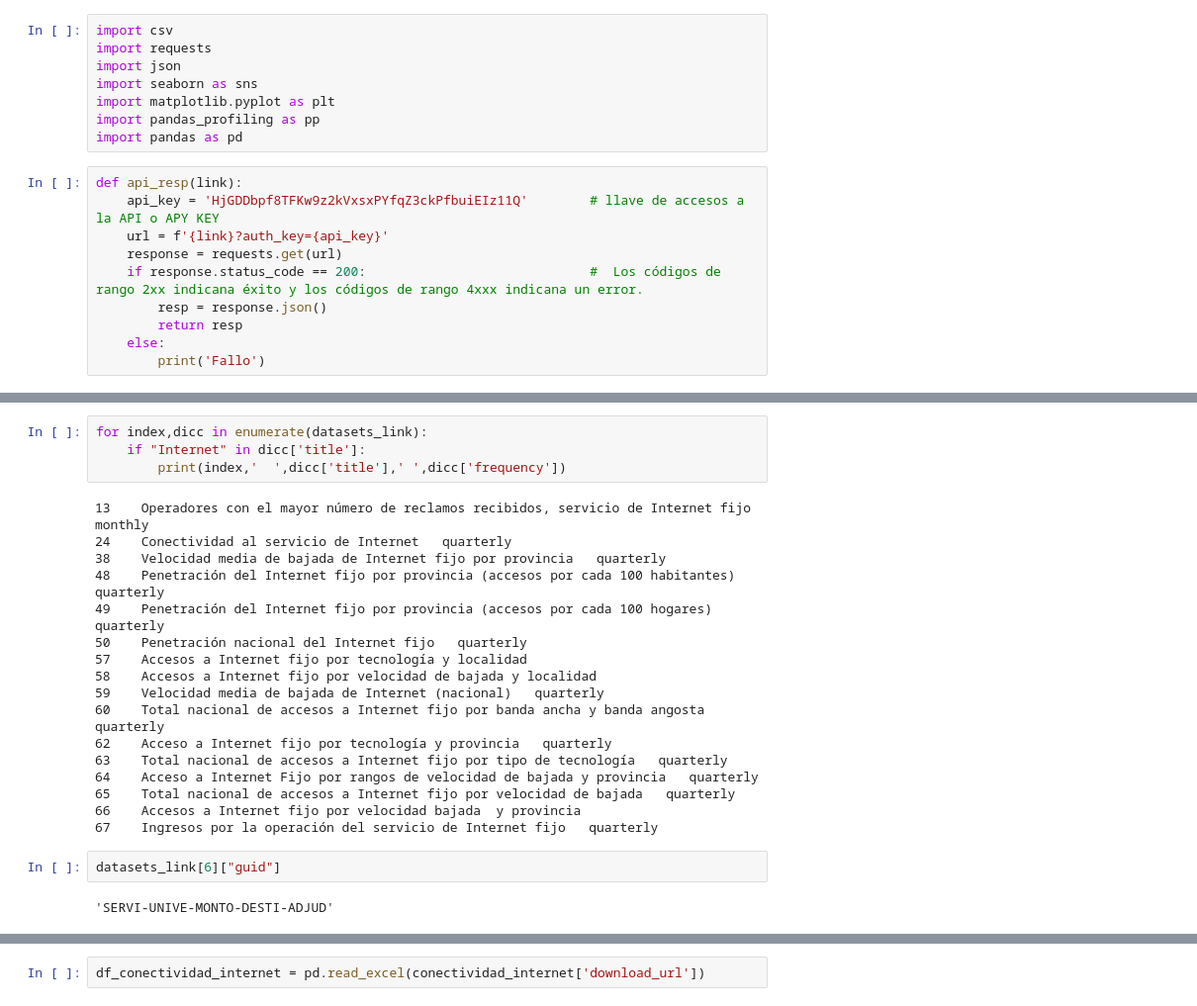
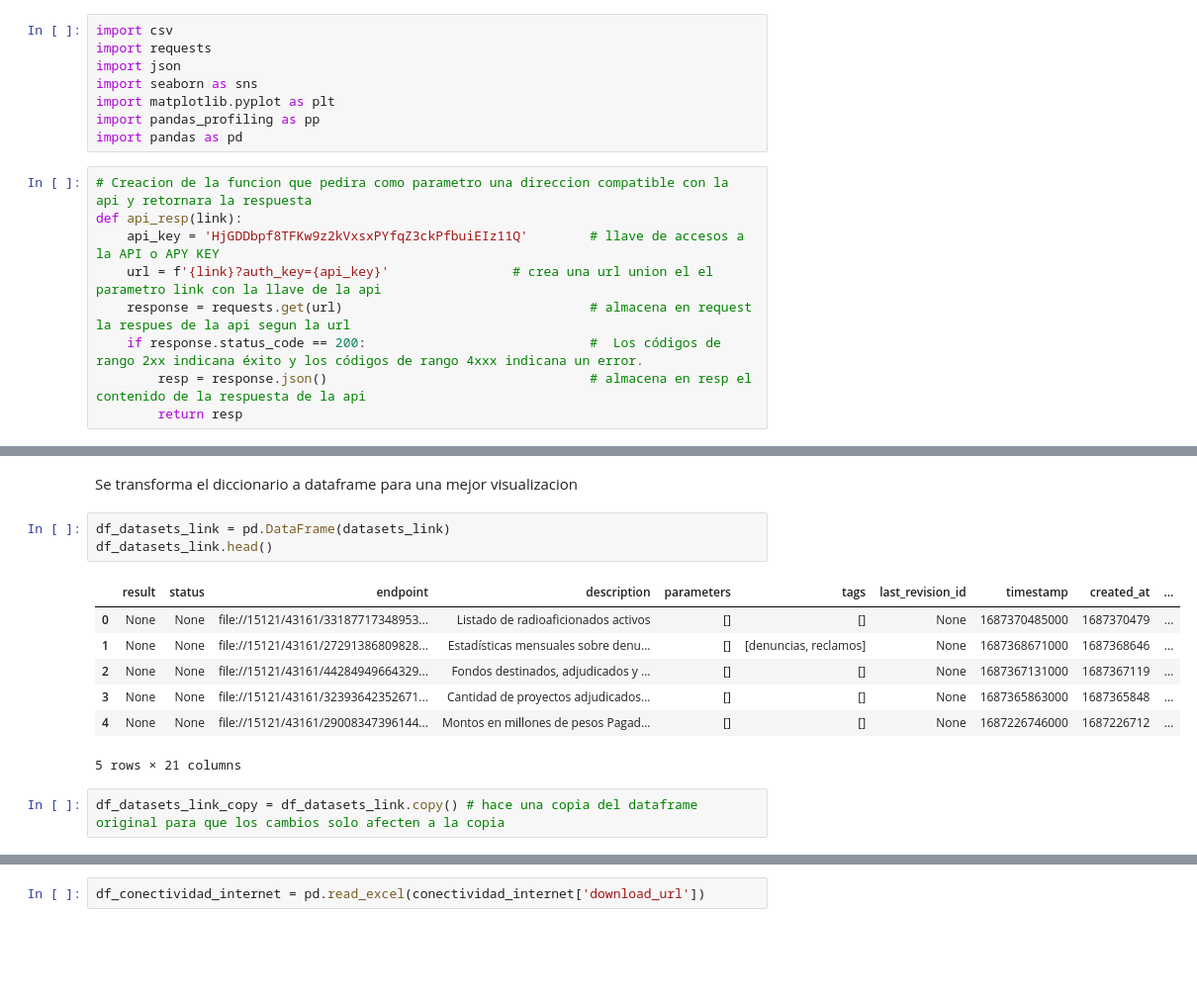
Before and after one commit to Galo0000/Analitics_Proyect, a Jupyter notebook: Extracion_datos.ipynb, the cells around one changed output, grey strips where cells are left out. Shown at 99% size. Cells and saved outputs as stored; diff of their text form; blank space fills up the shorter version.

```diff
--- a/Extracion_datos.ipynb
+++ b/Extracion_datos.ipynb
@@ -7,13 +7,12 @@ import matplotlib.pyplot as plt
 import pandas_profiling as pp
 import pandas as pd
 # %%
+# Creacion de la funcion que pedira como parametro una direccion compatible con la api y retornara la respuesta
 def api_resp(link):
     api_key = 'HjGDDbpf8TFKw9z2kVxsxPYfqZ3ckPfbuiEIz11Q'        # llave de accesos a la API o APY KEY
-    url = f'{link}?auth_key={api_key}'
-    response = requests.get(url)
+    url = f'{link}?auth_key={api_key}'                # crea una url union el el parametro link con la llave de la api
+    response = requests.get(url)                                # almacena en request la respues de la api segun la url
     if response.status_code == 200:                             #  Los códigos de rango 2xx indicana éxito y los códigos de rango 4xxx indicana un error.
-        resp = response.json()
+        resp = response.json()                                  # almacena en resp el contenido de la respuesta de la api
         return resp
-    else:
-        print('Fallo')
 # %%
@@ -99,25 +57,15 @@ for index,dicc in enumerate(datasets_link):
-# %%
-for index,dicc in enumerate(datasets_link):
-    if "Internet" in dicc['title']:
-        print(index,'  ',dicc['title'],' ',dicc['frequency'])
-# %% [output]
-13    Operadores con el mayor número de reclamos recibidos, servicio de Internet fijo   monthly
-24    Conectividad al servicio de Internet   quarterly
-38    Velocidad media de bajada de Internet fijo por provincia   quarterly
-48    Penetración del Internet fijo por provincia (accesos por cada 100 habitantes)   quarterly
-49    Penetración del Internet fijo por provincia (accesos por cada 100 hogares)   quarterly
-50    Penetración nacional del Internet fijo   quarterly
-57    Accesos a Internet fijo por tecnología y localidad
-58    Accesos a Internet fijo por velocidad de bajada y localidad
-59    Velocidad media de bajada de Internet (nacional)   quarterly
-60    Total nacional de accesos a Internet fijo por banda ancha y banda angosta   quarterly
-62    Acceso a Internet fijo por tecnología y provincia   quarterly
-63    Total nacional de accesos a Internet fijo por tipo de tecnología   quarterly
-64    Acceso a Internet Fijo por rangos de velocidad de bajada y provincia   quarterly
-65    Total nacional de accesos a Internet fijo por velocidad de bajada   quarterly
-66    Accesos a Internet fijo por velocidad bajada  y provincia
-67    Ingresos por la operación del servicio de Internet fijo   quarterly
-# %%
-datasets_link[6]["guid"]
-# %% [output]
-'SERVI-UNIVE-MONTO-DESTI-ADJUD'
+# %% [markdown]
+Se transforma el diccionario a dataframe para una mejor visualizacion
+# %%
+df_datasets_link = pd.DataFrame(datasets_link)
+df_datasets_link.head()
+# %% [output]
+|  | result | status | endpoint | description | parameters | tags | last_revision_id | timestamp | created_at | ... |
+| 0 | None | None | file://15121/43161/33187717348953... | Listado de radioaficionados activos | [] | [] | None | 1687370485000 | 1687370479 | ... |
+| 1 | None | None | file://15121/43161/27291386809828... | Estadísticas mensuales sobre denu... | [] | [denuncias, reclamos] | None | 1687368671000 | 1687368646 | ... |
+| 2 | None | None | file://15121/43161/44284949664329... | Fondos destinados, adjudicados y ... | [] | [] | None | 1687367131000 | 1687367119 | ... |
+| 3 | None | None | file://15121/43161/32393642352671... | Cantidad de proyectos adjudicados... | [] | [] | None | 1687365863000 | 1687365848 | ... |
+| 4 | None | None | file://15121/43161/29008347396144... | Montos en millones de pesos Pagad... | [] | [] | None | 1687226746000 | 1687226712 | ... |
+5 rows × 21 columns
+# %%
+df_datasets_link_copy = df_datasets_link.copy() # hace una copia del dataframe original para que los cambios solo afecten a la copia
```
Also changed, not shown: parts of 14 cells of this notebook, 9 other files.
